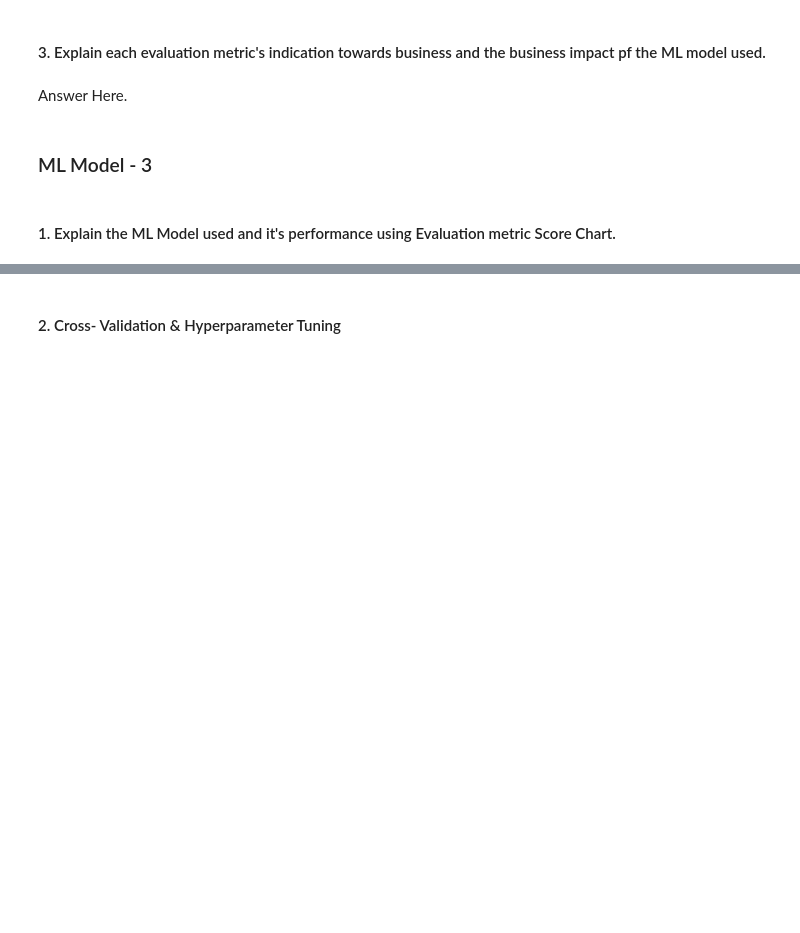
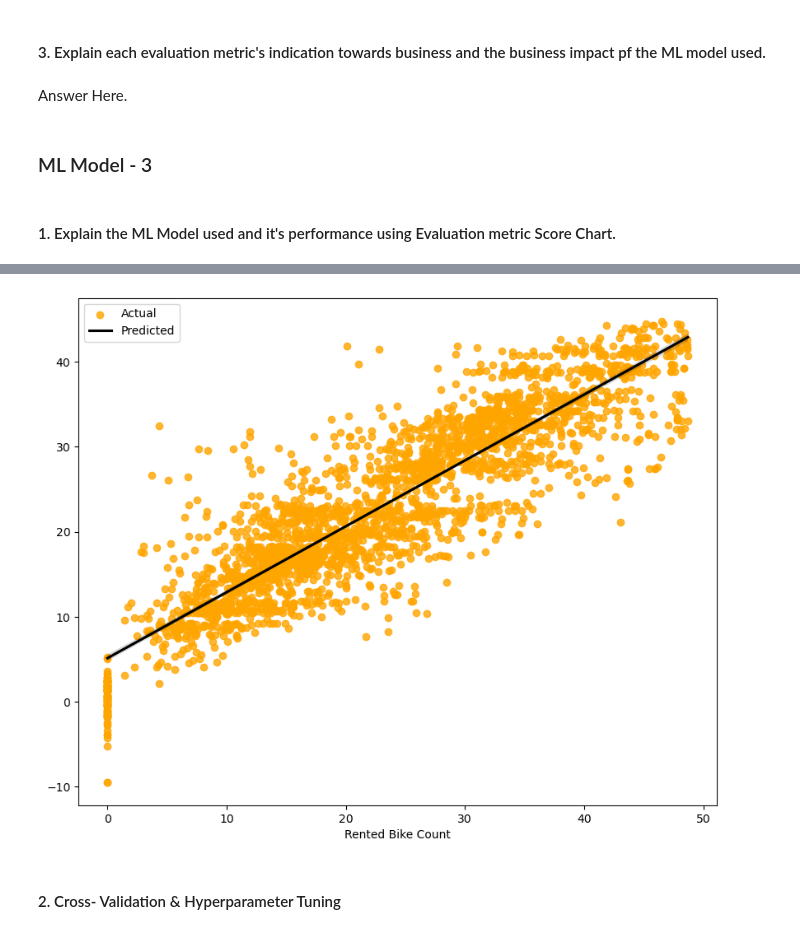
Before and after one commit to lakshay170/ML_bike_demand, a Jupyter notebook: Project.ipynb, the cells around one changed output, grey strips where cells are left out. Cells and saved outputs as stored; diff of their text form; code cells hidden in the pictures; blank space fills up the shorter version.

```diff
--- a/Project.ipynb
+++ b/Project.ipynb
@@ -991,7 +996,16 @@ calc_scores('Random Forest',y_test,rf_y_pred)
 #### 2. Cross- Validation & Hyperparameter Tuning
 # %%
 # ML Model - 1 Implementation with hyperparameter optimization techniques (i.e., GridSearch CV, RandomSearch CV, Bayesian Optimization etc.)
-
+rf_regressor=RandomForestRegressor(random_state=42)
+param_grid={
+    'n_estimators':[50,100,200],
+    'max_depth':[10,20,30],
+    'min_samples_split':[2,5,10]
+}
+grid_search_rf=GridSearchCV(estimator=rf_regressor,param_grid=param_grid,\
+                            cv=5,scoring='neg_mean_squared_error')
 # Fit the Algorithm
-
+grid_search_rf.fit(X_train,y_train)
+best_rf_regressor=grid_search_rf.best_estimator_
 # Predict on the model
+rf_h_y_pred=best_rf_regressor.predict(X_test)
@@ -1011,9 +1032,12 @@ Answer Here.
 ### ML Model - 3
 # %%
 # ML Model - 3 Implementation
+gbr=GradientBoostingRegressor()
 
 # Fit the Algorithm
+gbr.fit(X_train,y_train)
 
 # Predict on the model
+gbr_y_pred=gbr.predict(X_test)
 # %% [markdown]
 #### 1. Explain the ML Model used and it's performance using Evaluation metric Score Chart.
@@ -1020,5 +1052,8 @@ Answer Here.
 # %%
 # Visualizing evaluation Metric Score chart
+reg_scatter(y_test,gbr_y_pred)
+# %% [output]
+[figure, added]
 # %% [markdown]
 #### 2. Cross- Validation & Hyperparameter Tuning
 # %%
```
Also changed, not shown: parts of 9 cells of this notebook.
